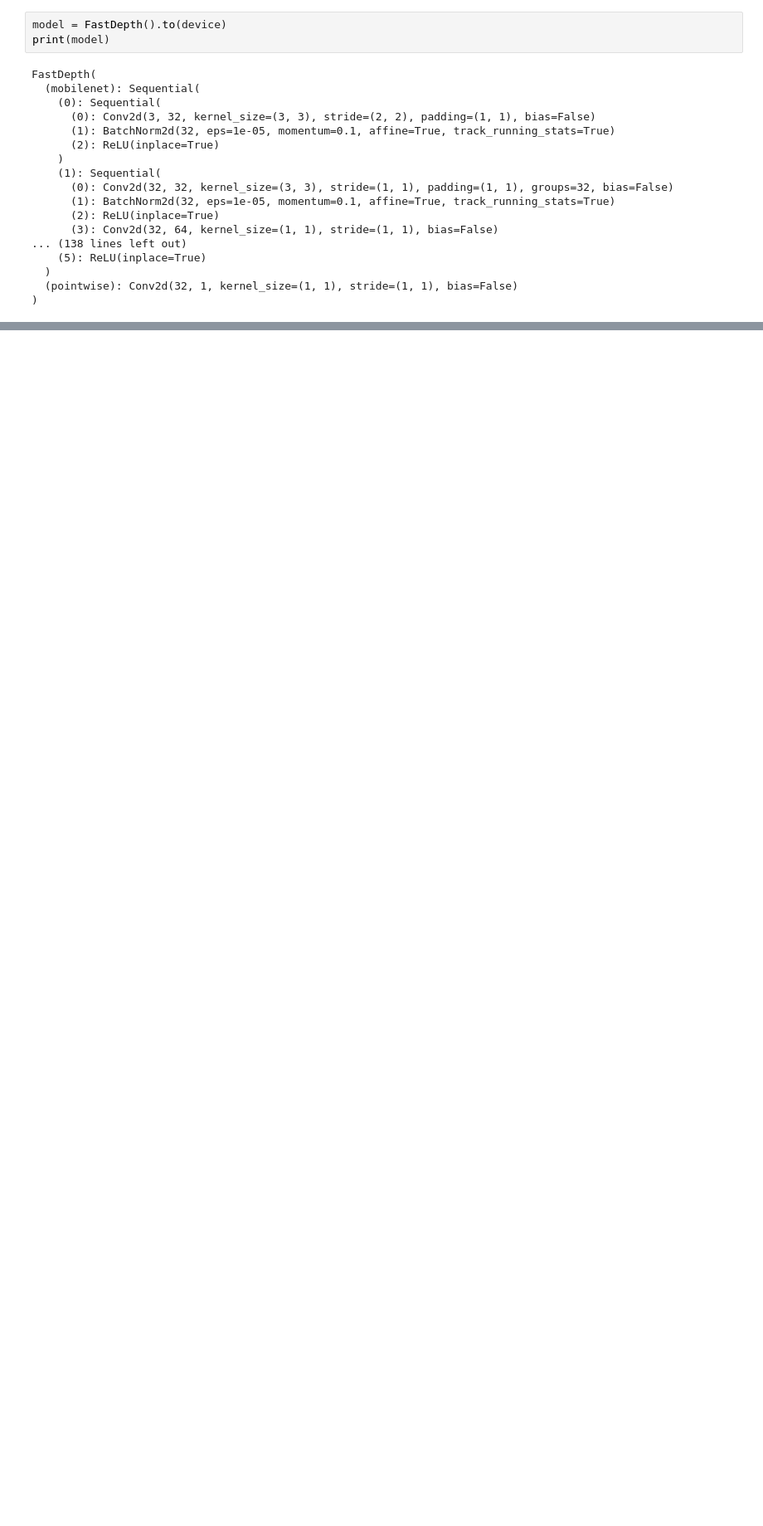
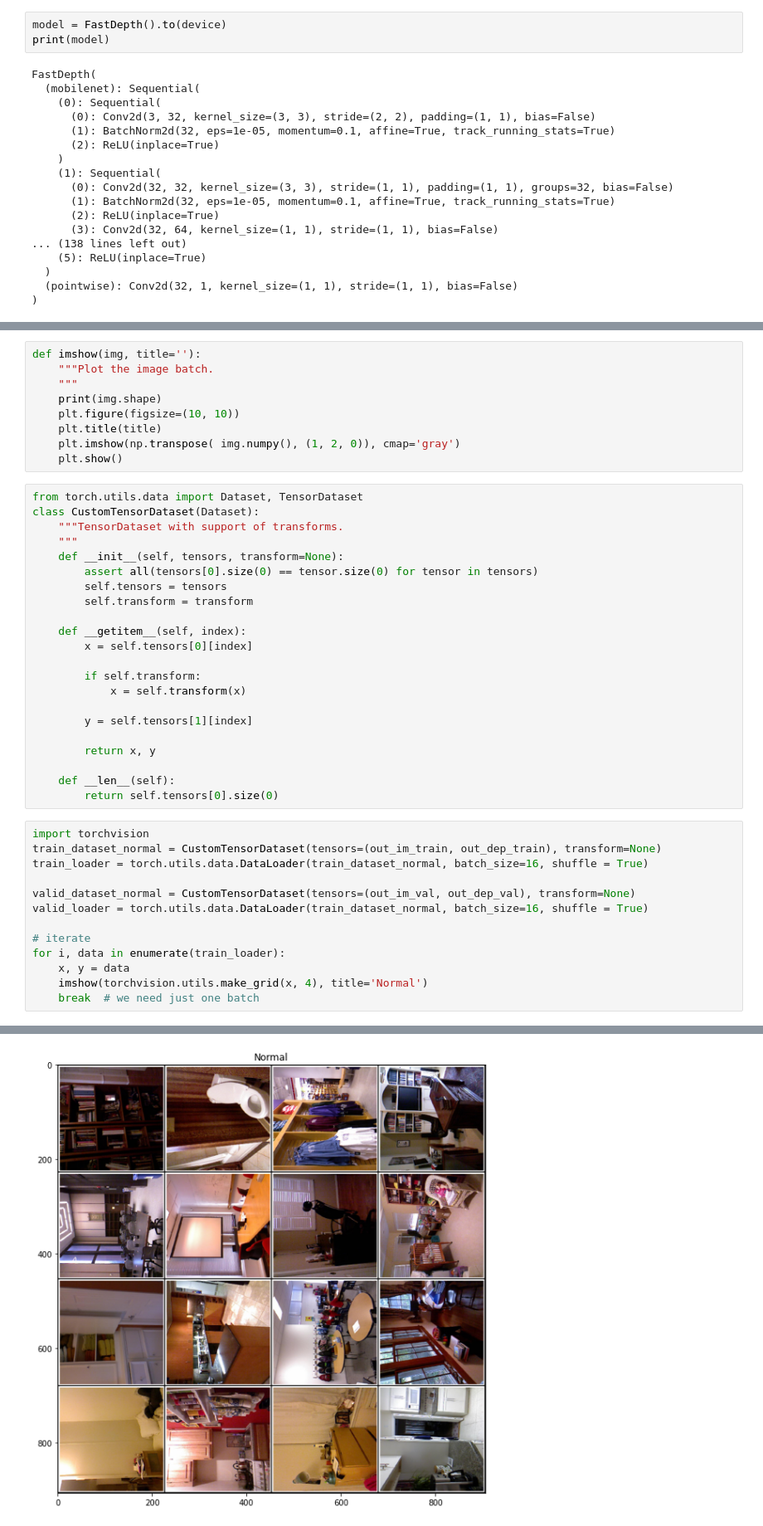
Before and after one commit to hardik01shah/SAiDL-Summer-Assignment-2021, a Jupyter notebook: Paper Implementation/SAiDL_Assignment3_FastDepth.ipynb, the cells around one changed output, grey strips where cells are left out. Shown at 83% size. Cells and saved outputs as stored; diff of their text form; blank space fills up the shorter version.

```diff
--- a/Paper Implementation/SAiDL_Assignment3_FastDepth.ipynb
+++ b/Paper Implementation/SAiDL_Assignment3_FastDepth.ipynb
@@ -351,0 +404,45 @@ plt.show()
+# %%
+def imshow(img, title=''):
+    """Plot the image batch.
+    """
+    print(img.shape)
+    plt.figure(figsize=(10, 10))
+    plt.title(title)
+    plt.imshow(np.transpose( img.numpy(), (1, 2, 0)), cmap='gray')
+    plt.show()
+# %%
+from torch.utils.data import Dataset, TensorDataset
+class CustomTensorDataset(Dataset):
+    """TensorDataset with support of transforms.
+    """
+    def __init__(self, tensors, transform=None):
+        assert all(tensors[0].size(0) == tensor.size(0) for tensor in tensors)
+        self.tensors = tensors
+        self.transform = transform
+
+    def __getitem__(self, index):
+        x = self.tensors[0][index]
+
+        if self.transform:
+            x = self.transform(x)
+
+        y = self.tensors[1][index]
+
+        return x, y
+
+    def __len__(self):
+        return self.tensors[0].size(0)
+# %%
+import torchvision
+train_dataset_normal = CustomTensorDataset(tensors=(out_im_train, out_dep_train), transform=None)
+train_loader = torch.utils.data.DataLoader(train_dataset_normal, batch_size=16, shuffle = True)
+
+valid_dataset_normal = CustomTensorDataset(tensors=(out_im_val, out_dep_val), transform=None)
+valid_loader = torch.utils.data.DataLoader(train_dataset_normal, batch_size=16, shuffle = True)
+
+# iterate
+for i, data in enumerate(train_loader):
+    x, y = data
+    imshow(torchvision.utils.make_grid(x, 4), title='Normal')
+    break  # we need just one batch
+# %% [output]
@@ -351,0 +450 @@ plt.show()
+[figure, added]
```
Also changed, not shown: parts of 24 cells of this notebook.
